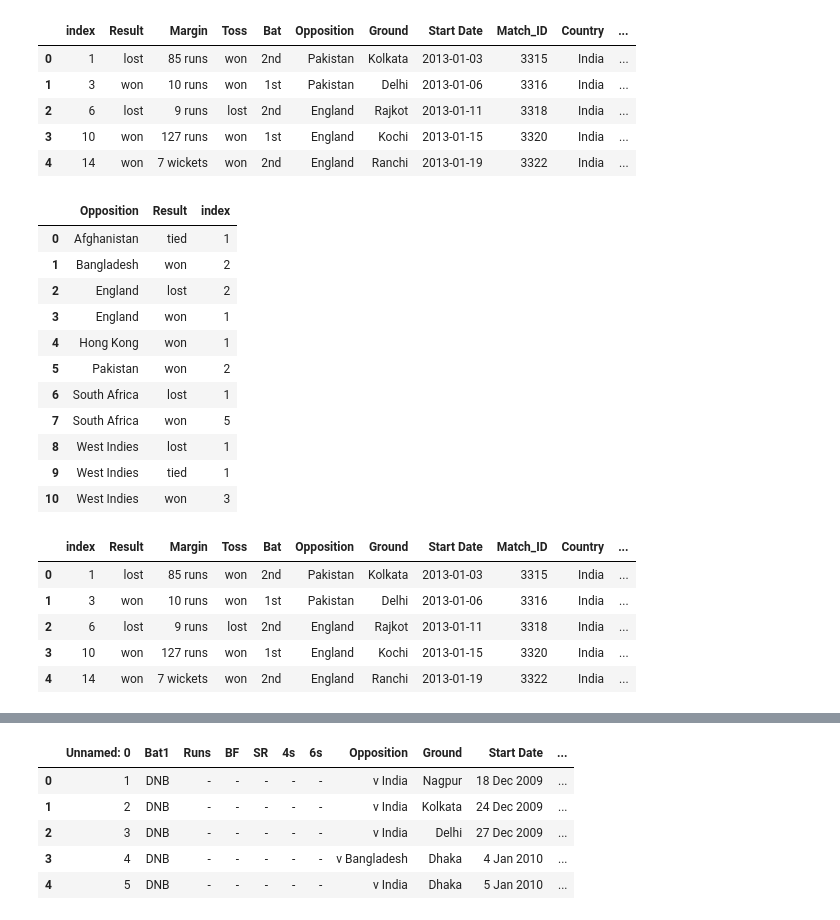
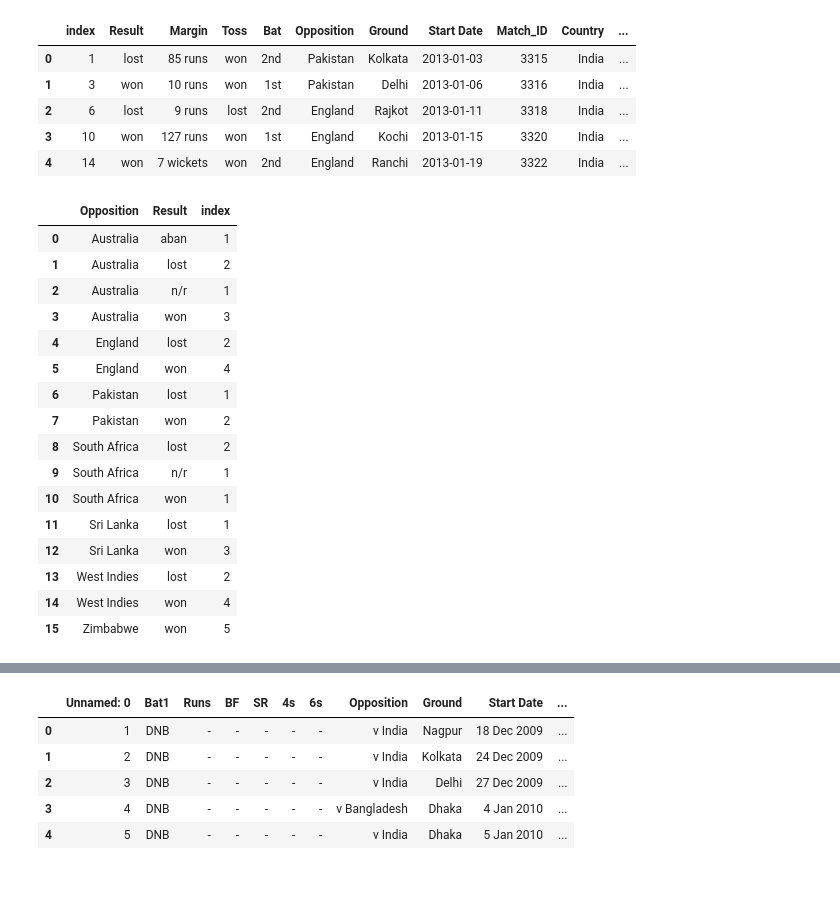
Before and after one commit to santoshcbit2002/Indian-Cricket-EDA-using-Bokeh-, a Jupyter notebook: Bokeh_Practice.ipynb, the cells around one changed output, grey strips where cells are left out. Drawn from its saved outputs; the diff is of its cells as text; code cells hidden in the pictures; blank space fills up the shorter version.

```diff
--- a/Bokeh_Practice.ipynb
+++ b/Bokeh_Practice.ipynb
@@ -89,5 +89,3 @@ match_results_india[match_results_india.Match_ID.isin(['3422a','3422','3513a','3
 match_results_india.Result.unique()
 # %% [output]
 array(['lost', 'won', 'n/r', 'aban', 'tied', 'canc'], dtype=object)
-# %%
-match_results_india=match_results_india[match_results_india['Result'].isin(['lost', 'won','tied'])]
@@ -134,26 +131,22 @@ match_results_india.head()
 | 3 | 10 | won | 127 runs | won | 1st | England | Kochi | 2013-01-15 | 3320 | India | ... |
 | 4 | 14 | won | 7 wickets | won | 2nd | England | Ranchi | 2013-01-19 | 3322 | India | ... |
 # %%
-match_results_india[match_results_india['Year']==2018].groupby(['Opposition','Result'])['index'].count().reset_index()
+match_results_india[match_results_india['Year']==2013].groupby(['Opposition','Result'])['index'].count().reset_index()
 # %% [output]
 |  | Opposition | Result | index |
-| 0 | Afghanistan | tied | 1 |
-| 1 | Bangladesh | won | 2 |
-| 2 | England | lost | 2 |
-| 3 | England | won | 1 |
-| 4 | Hong Kong | won | 1 |
-| 5 | Pakistan | won | 2 |
-| 6 | South Africa | lost | 1 |
-| 7 | South Africa | won | 5 |
-| 8 | West Indies | lost | 1 |
-| 9 | West Indies | tied | 1 |
-| 10 | West Indies | won | 3 |
+| 0 | Australia | aban | 1 |
+| 1 | Australia | lost | 2 |
+| 2 | Australia | n/r | 1 |
+| 3 | Australia | won | 3 |
+| 4 | England | lost | 2 |
+| 5 | England | won | 4 |
+| 6 | Pakistan | lost | 1 |
+| 7 | Pakistan | won | 2 |
+| 8 | South Africa | lost | 2 |
+| 9 | South Africa | n/r | 1 |
+| 10 | South Africa | won | 1 |
+| 11 | Sri Lanka | lost | 1 |
+| 12 | Sri Lanka | won | 3 |
+| 13 | West Indies | lost | 2 |
+| 14 | West Indies | won | 4 |
+| 15 | Zimbabwe | won | 5 |
-# %%
-temp_source.head()
-# %% [output]
-|  | index | Result | Margin | Toss | Bat | Opposition | Ground | Start Date | Match_ID | Country | ... |
-| 0 | 1 | lost | 85 runs | won | 2nd | Pakistan | Kolkata | 2013-01-03 | 3315 | India | ... |
-| 1 | 3 | won | 10 runs | won | 1st | Pakistan | Delhi | 2013-01-06 | 3316 | India | ... |
-| 2 | 6 | lost | 9 runs | lost | 2nd | England | Rajkot | 2013-01-11 | 3318 | India | ... |
-| 3 | 10 | won | 127 runs | won | 1st | England | Kochi | 2013-01-15 | 3320 | India | ... |
-| 4 | 14 | won | 7 wickets | won | 2nd | England | Ranchi | 2013-01-19 | 3322 | India | ... |
```
Also changed, not shown: parts of 92 cells of this notebook, 5 other files.
